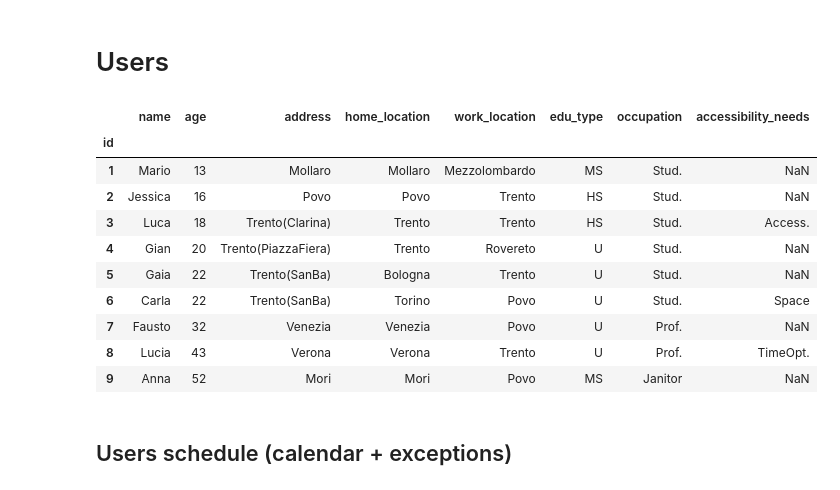
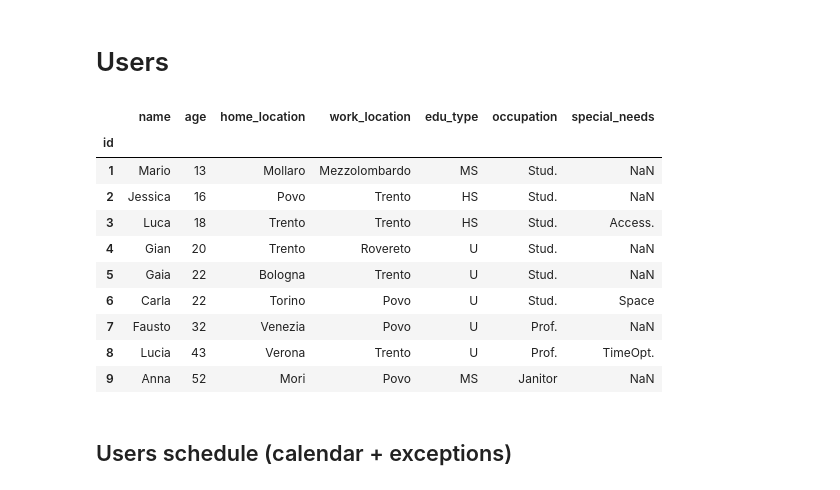
Before and after one commit to ThomasPasquali/Transportation-Education-Facilities, a Jupyter notebook: Phase 2 - Information Gathering/Code Libraries/parser.ipynb, the cells around one changed output. Drawn from its saved outputs; the diff is of its cells as text; code cells hidden in the pictures.

```diff
--- a/Phase 2 - Information Gathering/Code Libraries/parser.ipynb
+++ b/Phase 2 - Information Gathering/Code Libraries/parser.ipynb
@@ -10,19 +10,21 @@ BASE_PATH = '../Raw data/'
 # %%
 users = pd.read_csv(f'{BASE_PATH}/users.csv')
 users.set_index('id', inplace=True)
+users.rename(columns={'accessibility_needs': 'special_needs'}, inplace=True)
+users.drop(columns=['address'], inplace = True)
 users
 # %% [output]
-|  | name | age | address | home_location | work_location | edu_type | occupation | accessibility_needs |
-| id |  |  |  |  |  |  |  |  |
-| 1 | Mario | 13 | Mollaro | Mollaro | Mezzolombardo | MS | Stud. | NaN |
-| 2 | Jessica | 16 | Povo | Povo | Trento | HS | Stud. | NaN |
-| 3 | Luca | 18 | Trento(Clarina) | Trento | Trento | HS | Stud. | Access. |
-| 4 | Gian | 20 | Trento(PiazzaFiera) | Trento | Rovereto | U | Stud. | NaN |
-| 5 | Gaia | 22 | Trento(SanBa) | Bologna | Trento | U | Stud. | NaN |
-| 6 | Carla | 22 | Trento(SanBa) | Torino | Povo | U | Stud. | Space |
-| 7 | Fausto | 32 | Venezia | Venezia | Povo | U | Prof. | NaN |
-| 8 | Lucia | 43 | Verona | Verona | Trento | U | Prof. | TimeOpt. |
-| 9 | Anna | 52 | Mori | Mori | Povo | MS | Janitor | NaN |
+|  | name | age | home_location | work_location | edu_type | occupation | special_needs |
+| id |  |  |  |  |  |  |  |
+| 1 | Mario | 13 | Mollaro | Mezzolombardo | MS | Stud. | NaN |
+| 2 | Jessica | 16 | Povo | Trento | HS | Stud. | NaN |
+| 3 | Luca | 18 | Trento | Trento | HS | Stud. | Access. |
+| 4 | Gian | 20 | Trento | Rovereto | U | Stud. | NaN |
+| 5 | Gaia | 22 | Bologna | Trento | U | Stud. | NaN |
+| 6 | Carla | 22 | Torino | Povo | U | Stud. | Space |
+| 7 | Fausto | 32 | Venezia | Povo | U | Prof. | NaN |
+| 8 | Lucia | 43 | Verona | Trento | U | Prof. | TimeOpt. |
+| 9 | Anna | 52 | Mori | Povo | MS | Janitor | NaN |
 # %% [markdown]
 ## Users schedule (calendar + exceptions)
 # %%
```
Also changed, not shown: parts of 2 cells of this notebook, 4 other files.
